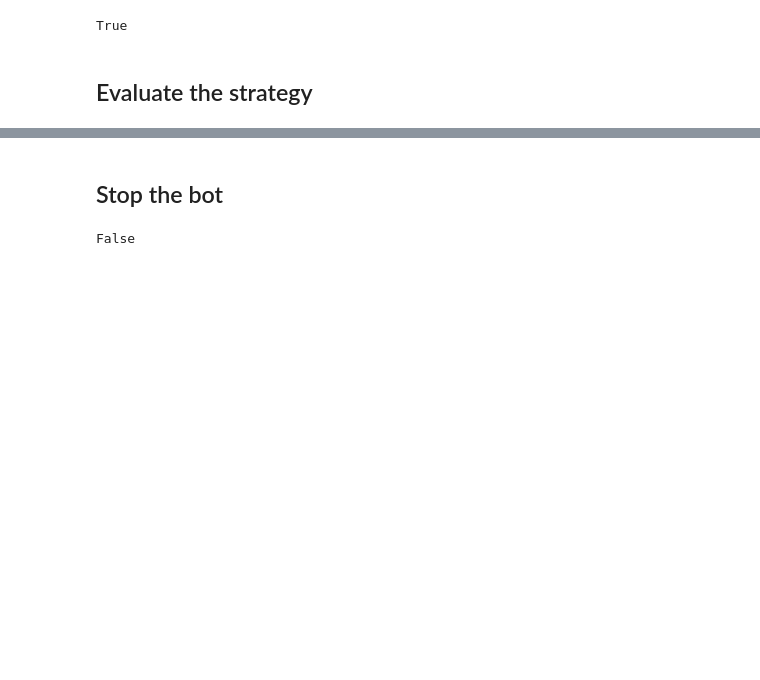
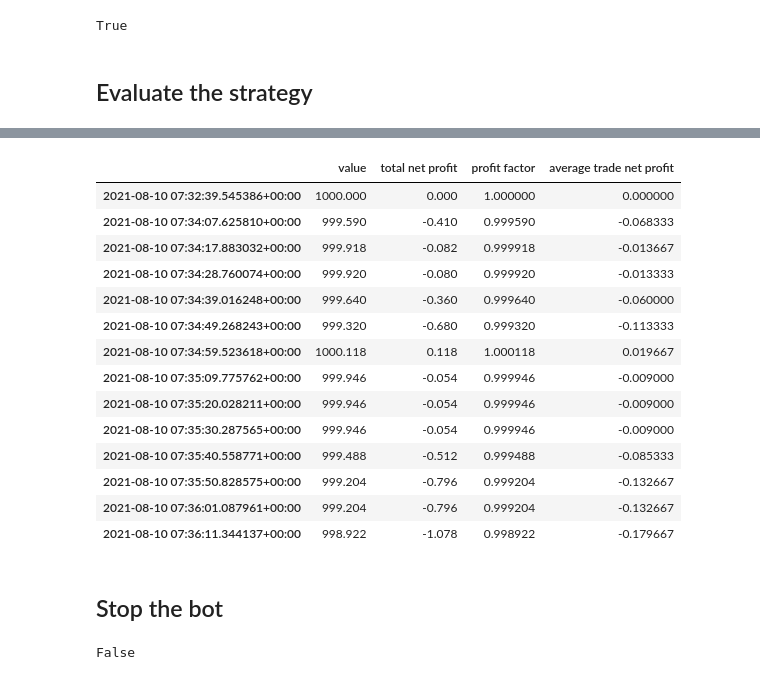
Before and after one commit to fredmontet/tars, a Jupyter notebook: notebooks/workbench.ipynb, the cells around one changed output, grey strips where cells are left out. Drawn from its saved outputs; the diff is of its cells as text; code cells hidden in the pictures; blank space fills up the shorter version.

```diff
--- a/notebooks/workbench.ipynb
+++ b/notebooks/workbench.ipynb
@@ -61,3 +57,21 @@ s2.plot(legend=True);
+# %%
+strategy_2.evaluator.evaluate()
+# %% [output]
+|  | value | total net profit | profit factor | average trade net profit |
+| 2021-08-10 07:32:39.545386+00:00 | 1000.000 | 0.000 | 1.000000 | 0.000000 |
+| 2021-08-10 07:34:07.625810+00:00 | 999.590 | -0.410 | 0.999590 | -0.068333 |
+| 2021-08-10 07:34:17.883032+00:00 | 999.918 | -0.082 | 0.999918 | -0.013667 |
+| 2021-08-10 07:34:28.760074+00:00 | 999.920 | -0.080 | 0.999920 | -0.013333 |
+| 2021-08-10 07:34:39.016248+00:00 | 999.640 | -0.360 | 0.999640 | -0.060000 |
+| 2021-08-10 07:34:49.268243+00:00 | 999.320 | -0.680 | 0.999320 | -0.113333 |
+| 2021-08-10 07:34:59.523618+00:00 | 1000.118 | 0.118 | 1.000118 | 0.019667 |
+| 2021-08-10 07:35:09.775762+00:00 | 999.946 | -0.054 | 0.999946 | -0.009000 |
+| 2021-08-10 07:35:20.028211+00:00 | 999.946 | -0.054 | 0.999946 | -0.009000 |
+| 2021-08-10 07:35:30.287565+00:00 | 999.946 | -0.054 | 0.999946 | -0.009000 |
+| 2021-08-10 07:35:40.558771+00:00 | 999.488 | -0.512 | 0.999488 | -0.085333 |
+| 2021-08-10 07:35:50.828575+00:00 | 999.204 | -0.796 | 0.999204 | -0.132667 |
+| 2021-08-10 07:36:01.087961+00:00 | 999.204 | -0.796 | 0.999204 | -0.132667 |
+| 2021-08-10 07:36:11.344137+00:00 | 998.922 | -1.078 | 0.998922 | -0.179667 |
 # %% [markdown]
 ## Stop the bot
 # %%
```
Also changed, not shown: parts of 2 cells of this notebook, 2 other files.
